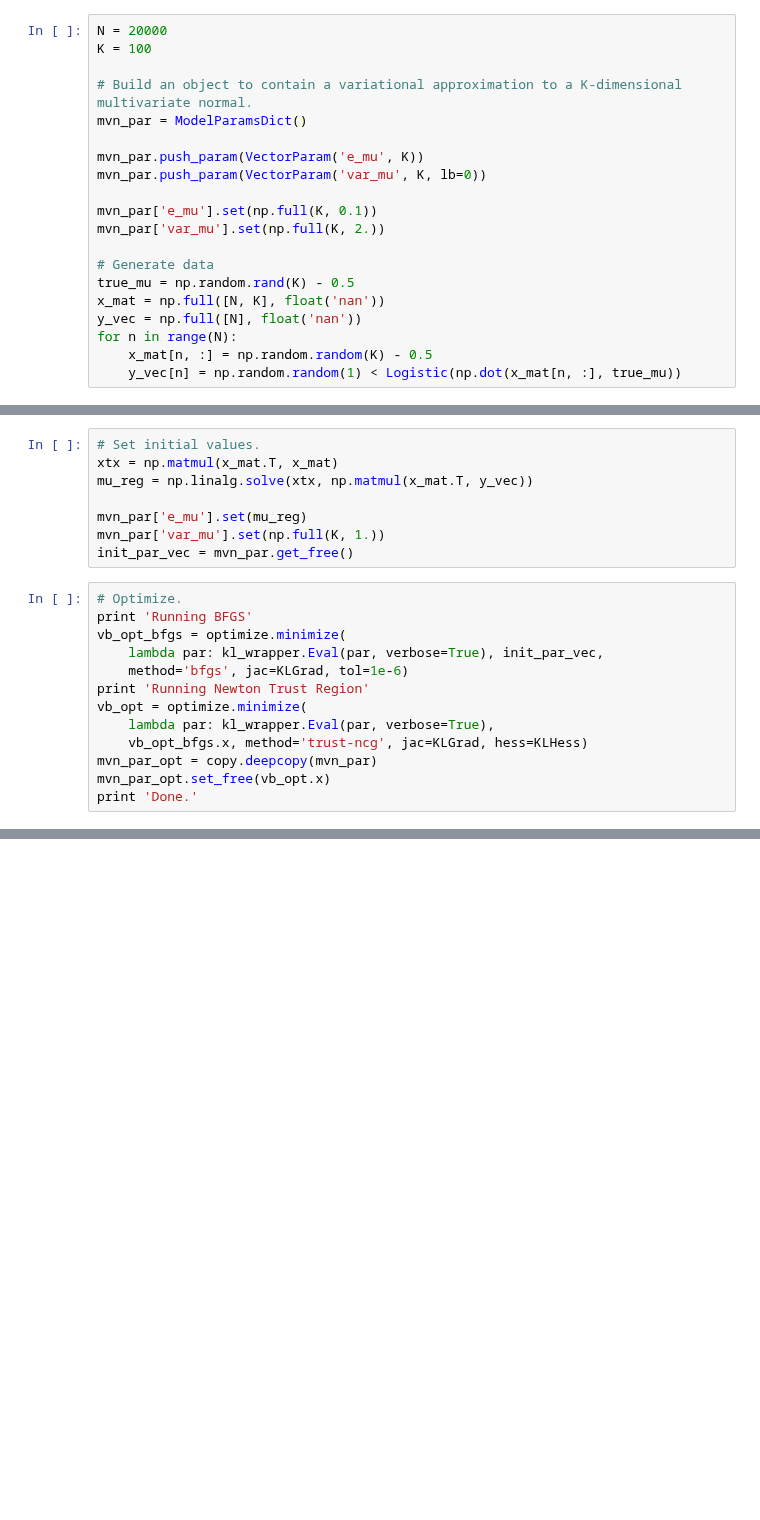
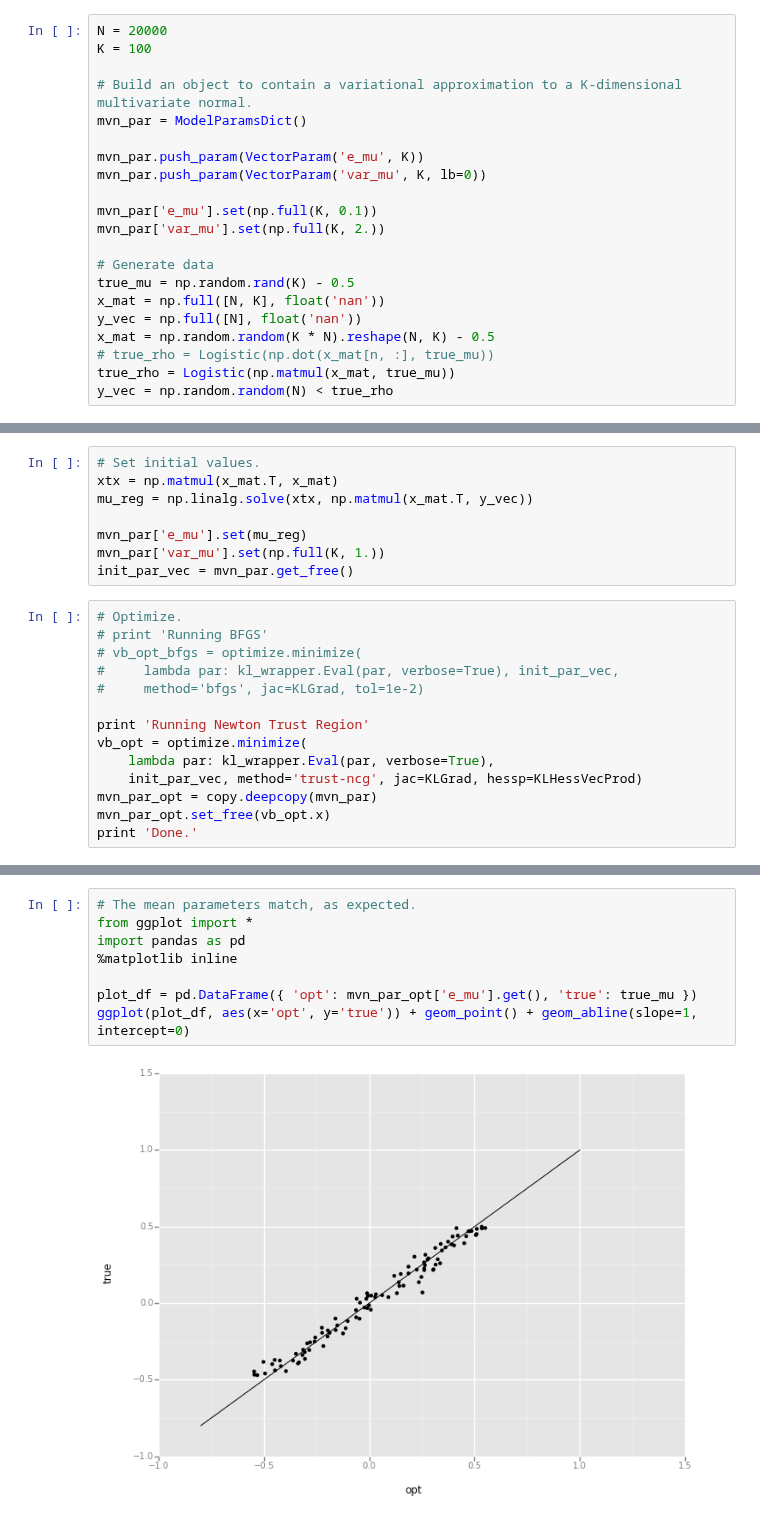
Before and after one commit to rgiordan/LinearResponseVariationalBayes.py, a Jupyter notebook: LogisticRegression.ipynb, the cells around one changed output, grey strips where cells are left out. Cells and saved outputs as stored; diff of their text form; blank space fills up the shorter version.

```diff
--- a/LogisticRegression.ipynb
+++ b/LogisticRegression.ipynb
@@ -37,9 +37,10 @@ mvn_par['var_mu'].set(np.full(K, 2.))
 true_mu = np.random.rand(K) - 0.5
 x_mat = np.full([N, K], float('nan'))
 y_vec = np.full([N], float('nan'))
-for n in range(N):
-    x_mat[n, :] = np.random.random(K) - 0.5
-    y_vec[n] = np.random.random(1) < Logistic(np.dot(x_mat[n, :], true_mu))
+x_mat = np.random.random(K * N).reshape(N, K) - 0.5
+# true_rho = Logistic(np.dot(x_mat[n, :], true_mu))
+true_rho = Logistic(np.matmul(x_mat, true_mu))
+y_vec = np.random.random(N) < true_rho
 # %%
 def LogLikelihoodVectorized(x_mat, y_vec, e_mu, mu_var, std_draws):
     rho_sd = np.sqrt(np.einsum('ik,ik,k->i', x_mat, x_mat, mu_var))
@@ -166,14 +187,15 @@ mvn_par['var_mu'].set(np.full(K, 1.))
 init_par_vec = mvn_par.get_free()
 # %%
 # Optimize.
-print 'Running BFGS'
-vb_opt_bfgs = optimize.minimize(
-    lambda par: kl_wrapper.Eval(par, verbose=True), init_par_vec,
-    method='bfgs', jac=KLGrad, tol=1e-6)
+# print 'Running BFGS'
+# vb_opt_bfgs = optimize.minimize(
+#     lambda par: kl_wrapper.Eval(par, verbose=True), init_par_vec,
+#     method='bfgs', jac=KLGrad, tol=1e-2)
+
 print 'Running Newton Trust Region'
 vb_opt = optimize.minimize(
     lambda par: kl_wrapper.Eval(par, verbose=True),
-    vb_opt_bfgs.x, method='trust-ncg', jac=KLGrad, hess=KLHess)
+    init_par_vec, method='trust-ncg', jac=KLGrad, hessp=KLHessVecProd)
 mvn_par_opt = copy.deepcopy(mvn_par)
 mvn_par_opt.set_free(vb_opt.x)
 print 'Done.'
@@ -218,0 +220,10 @@ print np.vstack((mvn_par_opt['e_mu'].get(), true_mu)).T
+# %%
+# The mean parameters match, as expected.
+from ggplot import *
+import pandas as pd
+%matplotlib inline
+
+plot_df = pd.DataFrame({ 'opt': mvn_par_opt['e_mu'].get(), 'true': true_mu })
+ggplot(plot_df, aes(x='opt', y='true')) + geom_point() + geom_abline(slope=1, intercept=0)
+# %% [output]
+[figure, added]
```
Also changed, not shown: parts of 9 cells of this notebook, 1 other file.
